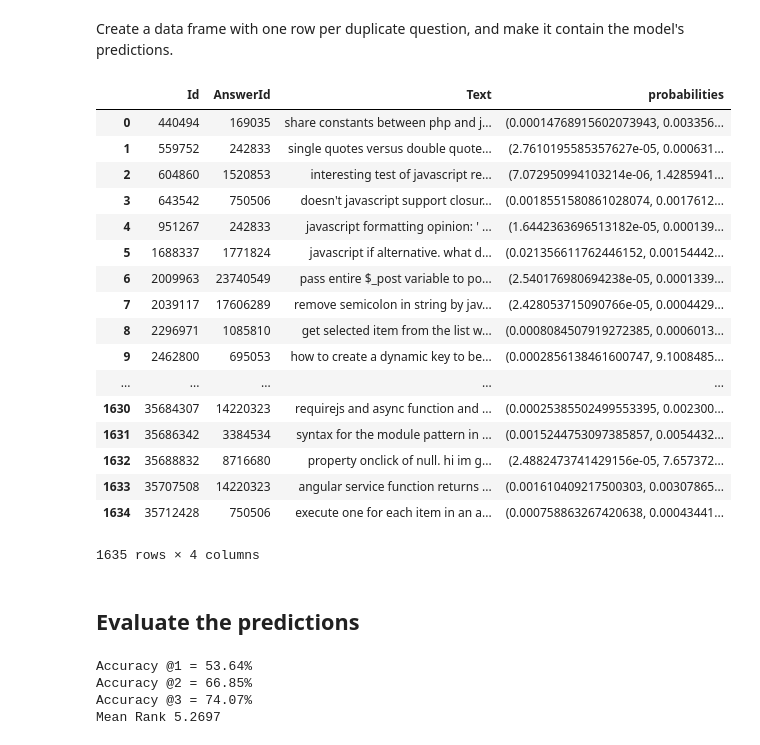
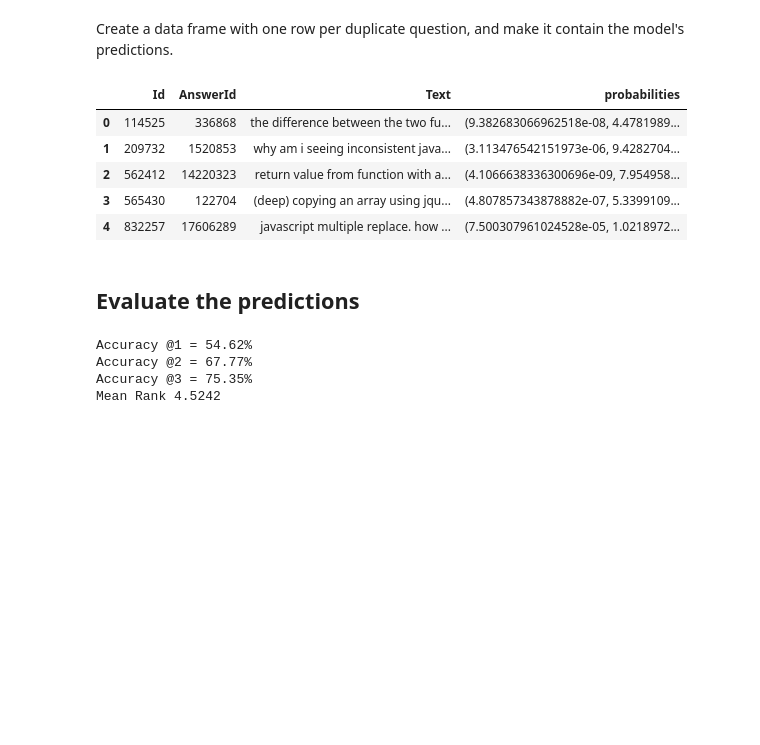
Before and after one commit to Azure/MLAKSDeployment, a Jupyter notebook: 01_Create_Model.ipynb, the cells around one changed output. Cells and saved outputs as stored; diff of their text form; code cells hidden in the pictures; blank space fills up the shorter version.

Commit message:
changed estimators

```diff
--- a/01_Create_Model.ipynb
+++ b/01_Create_Model.ipynb
@@ -29,7 +30,7 @@ One of the most important parameters is the number of estimators that allows you
 # %%
 args_data = 'balanced_pairs_train.tsv'
 args_test = 'balanced_pairs_test.tsv'
-args_estimators = 4000
+args_estimators = 8000
 args_ngrams = 1
 args_unweighted = False
 args_min_child_samples = 20
@@ -229,26 +230,14 @@ test_score['probabilities'] = probabilities
 test_score.reset_index(inplace=True)
 test_score.columns = ['Id', 'AnswerId', 'Text', 'probabilities']
 # %%
-test_score
+test_score.head()
 # %% [output]
 |  | Id | AnswerId | Text | probabilities |
-| 0 | 440494 | 169035 | share constants between php and j... | (0.00014768915602073943, 0.003356... |
-| 1 | 559752 | 242833 | single quotes versus double quote... | (2.7610195585357627e-05, 0.000631... |
-| 2 | 604860 | 1520853 | interesting test of javascript re... | (7.072950994103214e-06, 1.4285941... |
-| 3 | 643542 | 750506 | doesn't javascript support closur... | (0.0018551580861028074, 0.0017612... |
-| 4 | 951267 | 242833 | javascript formatting opinion: ' ... | (1.6442363696513182e-05, 0.000139... |
-| 5 | 1688337 | 1771824 | javascript if alternative. what d... | (0.021356611762446152, 0.00154442... |
-| 6 | 2009963 | 23740549 | pass entire $_post variable to po... | (2.540176980694238e-05, 0.0001339... |
-| 7 | 2039117 | 17606289 | remove semicolon in string by jav... | (2.428053715090766e-05, 0.0004429... |
-| 8 | 2296971 | 1085810 | get selected item from the list w... | (0.0008084507919272385, 0.0006013... |
-| 9 | 2462800 | 695053 | how to create a dynamic key to be... | (0.0002856138461600747, 9.1008485... |
-| ... | ... | ... | ... | ... |
-| 1630 | 35684307 | 14220323 | requirejs and async function and ... | (0.00025385502499553395, 0.002300... |
-| 1631 | 35686342 | 3384534 | syntax for the module pattern in ... | (0.0015244753097385857, 0.0054432... |
-| 1632 | 35688832 | 8716680 | property onclick of null. hi im g... | (2.4882473741429156e-05, 7.657372... |
-| 1633 | 35707508 | 14220323 | angular service function returns ... | (0.001610409217500303, 0.00307865... |
-| 1634 | 35712428 | 750506 | execute one for each item in an a... | (0.000758863267420638, 0.00043441... |
+| 0 | 114525 | 336868 | the difference between the two fu... | (9.382683066962518e-08, 4.4781989... |
+| 1 | 209732 | 1520853 | why am i seeing inconsistent java... | (3.113476542151973e-06, 9.4282704... |
+| 2 | 562412 | 14220323 | return value from function with a... | (4.1066638336300696e-09, 7.954958... |
+| 3 | 565430 | 122704 | (deep) copying an array using jqu... | (4.807857343878882e-07, 5.3399109... |
+| 4 | 832257 | 17606289 | javascript multiple replace. how ... | (7.500307961024528e-05, 1.0218972... |
-1635 rows × 4 columns
 # %% [markdown]
 ## Evaluate the predictions
 # %%
@@ -271,7 +260,7 @@ test_score.to_csv(instances_path, sep='\t', index=False,
                   encoding='latin1')
 label_order.to_csv(labels_path, sep='\t', index=False)
 # %% [output]
-Accuracy @1 = 53.64%
-Accuracy @2 = 66.85%
-Accuracy @3 = 74.07%
-Mean Rank 5.2697
+Accuracy @1 = 54.62%
+Accuracy @2 = 67.77%
+Accuracy @3 = 75.35%
+Mean Rank 4.5242
```
Also changed, not shown: parts of 7 cells of this notebook.
